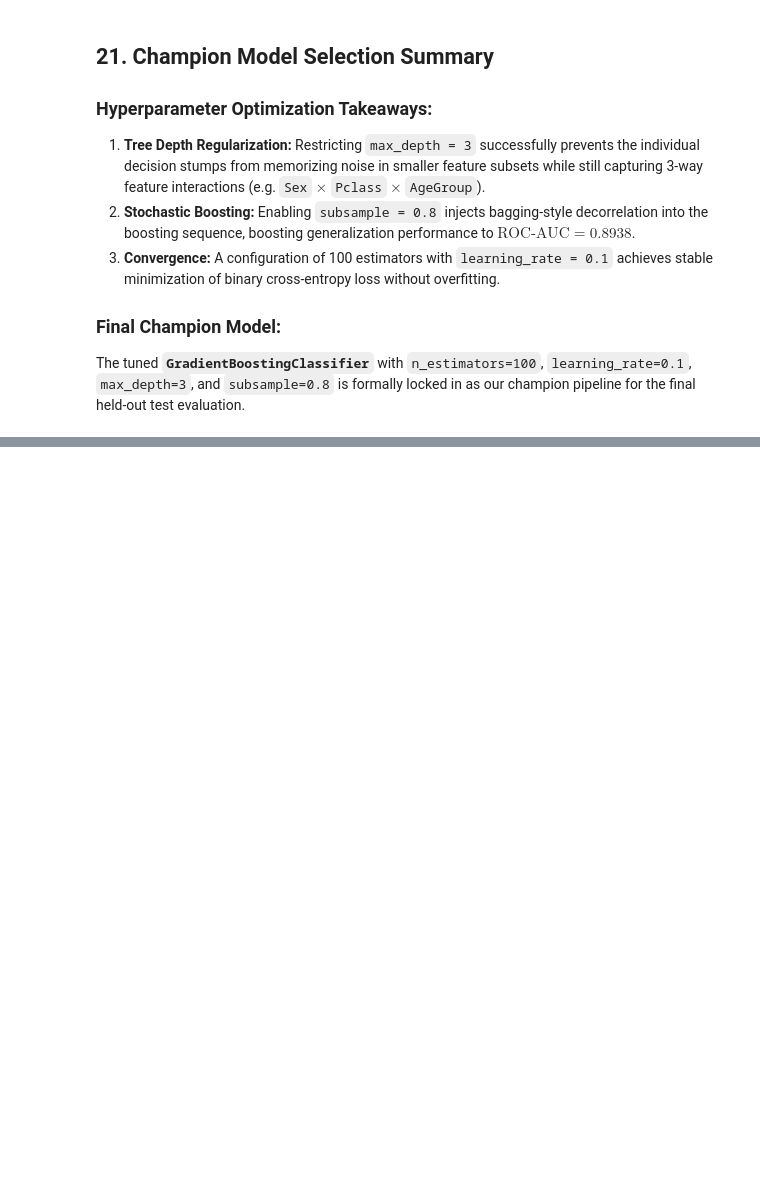
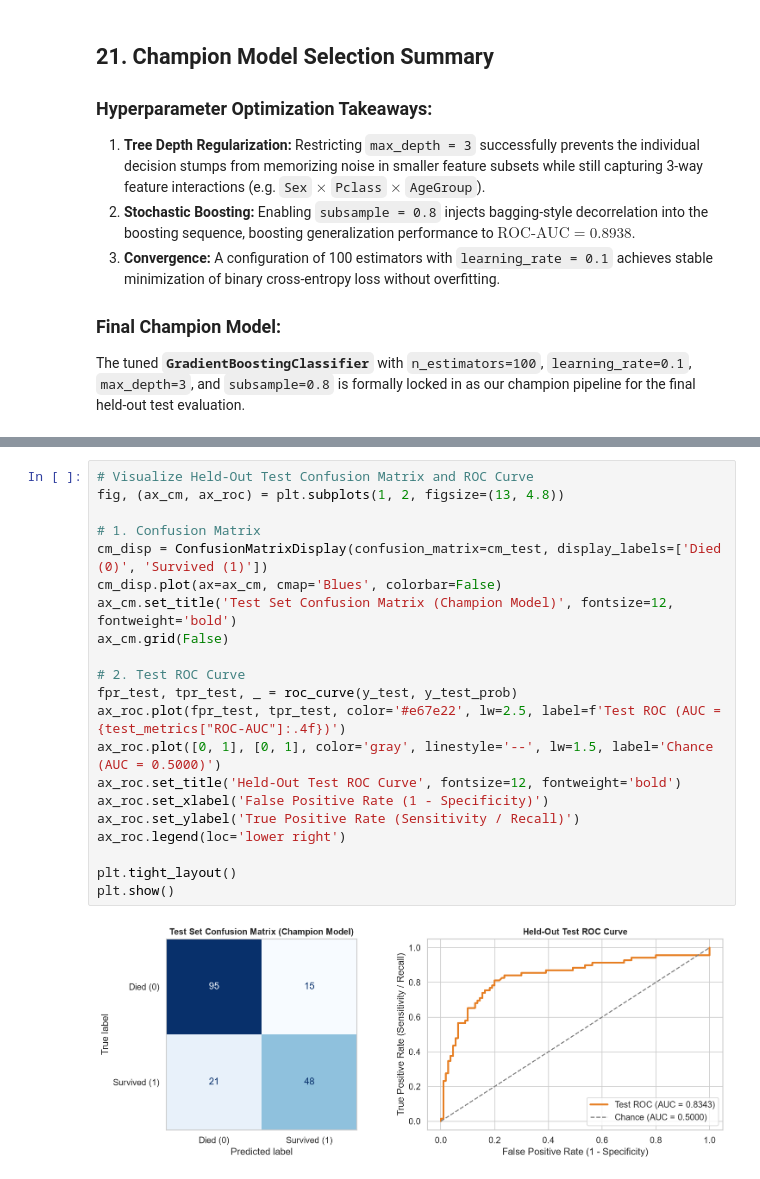
Before and after one commit to bryanmsh/titanic-survival-classifier, a Jupyter notebook: titanic_pipeline.ipynb, the cells around one changed output, grey strips where cells are left out. Saved outputs shown, nothing was run; the diff lists cells and outputs as text; blank space fills up the shorter version.

Commit message:
Add final test evaluation, model interpretability, and documentation

```diff
--- a/titanic_pipeline.ipynb
+++ b/titanic_pipeline.ipynb
@@ -806,0 +867,23 @@ The tuned **`GradientBoostingClassifier`** with `n_estimators=100`, `learning_ra
+# %%
+# Visualize Held-Out Test Confusion Matrix and ROC Curve
+fig, (ax_cm, ax_roc) = plt.subplots(1, 2, figsize=(13, 4.8))
+
+# 1. Confusion Matrix
+cm_disp = ConfusionMatrixDisplay(confusion_matrix=cm_test, display_labels=['Died (0)', 'Survived (1)'])
+cm_disp.plot(ax=ax_cm, cmap='Blues', colorbar=False)
+ax_cm.set_title('Test Set Confusion Matrix (Champion Model)', fontsize=12, fontweight='bold')
+ax_cm.grid(False)
+
+# 2. Test ROC Curve
+fpr_test, tpr_test, _ = roc_curve(y_test, y_test_prob)
+ax_roc.plot(fpr_test, tpr_test, color='#e67e22', lw=2.5, label=f'Test ROC (AUC = {test_metrics["ROC-AUC"]:.4f})')
+ax_roc.plot([0, 1], [0, 1], color='gray', linestyle='--', lw=1.5, label='Chance (AUC = 0.5000)')
+ax_roc.set_title('Held-Out Test ROC Curve', fontsize=12, fontweight='bold')
+ax_roc.set_xlabel('False Positive Rate (1 - Specificity)')
+ax_roc.set_ylabel('True Positive Rate (Sensitivity / Recall)')
+ax_roc.legend(loc='lower right')
+
+plt.tight_layout()
+plt.show()
+# %% [output]
+[figure, added]
```
Also changed, not shown: parts of 10 cells of this notebook, 3 other files.
